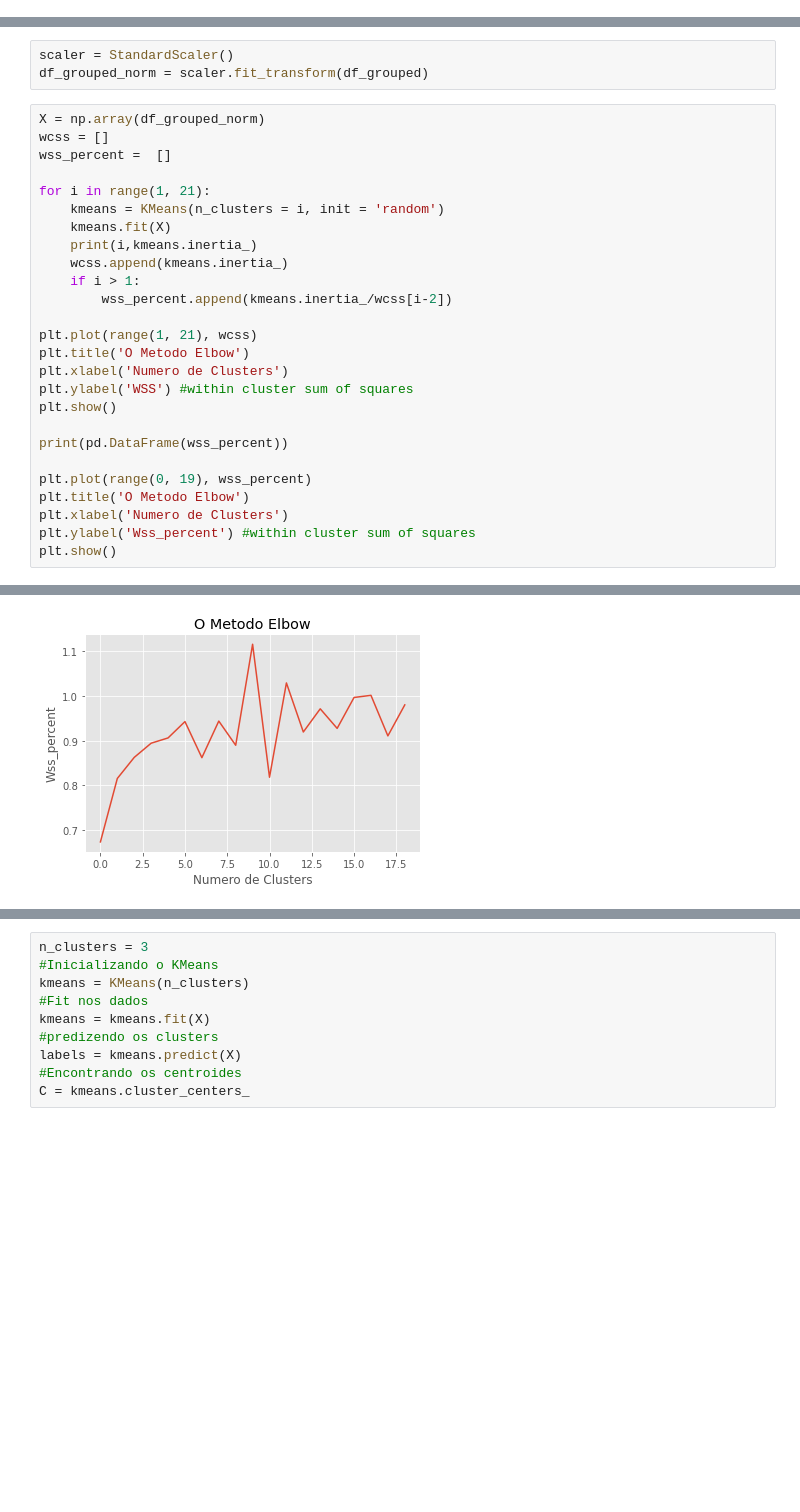
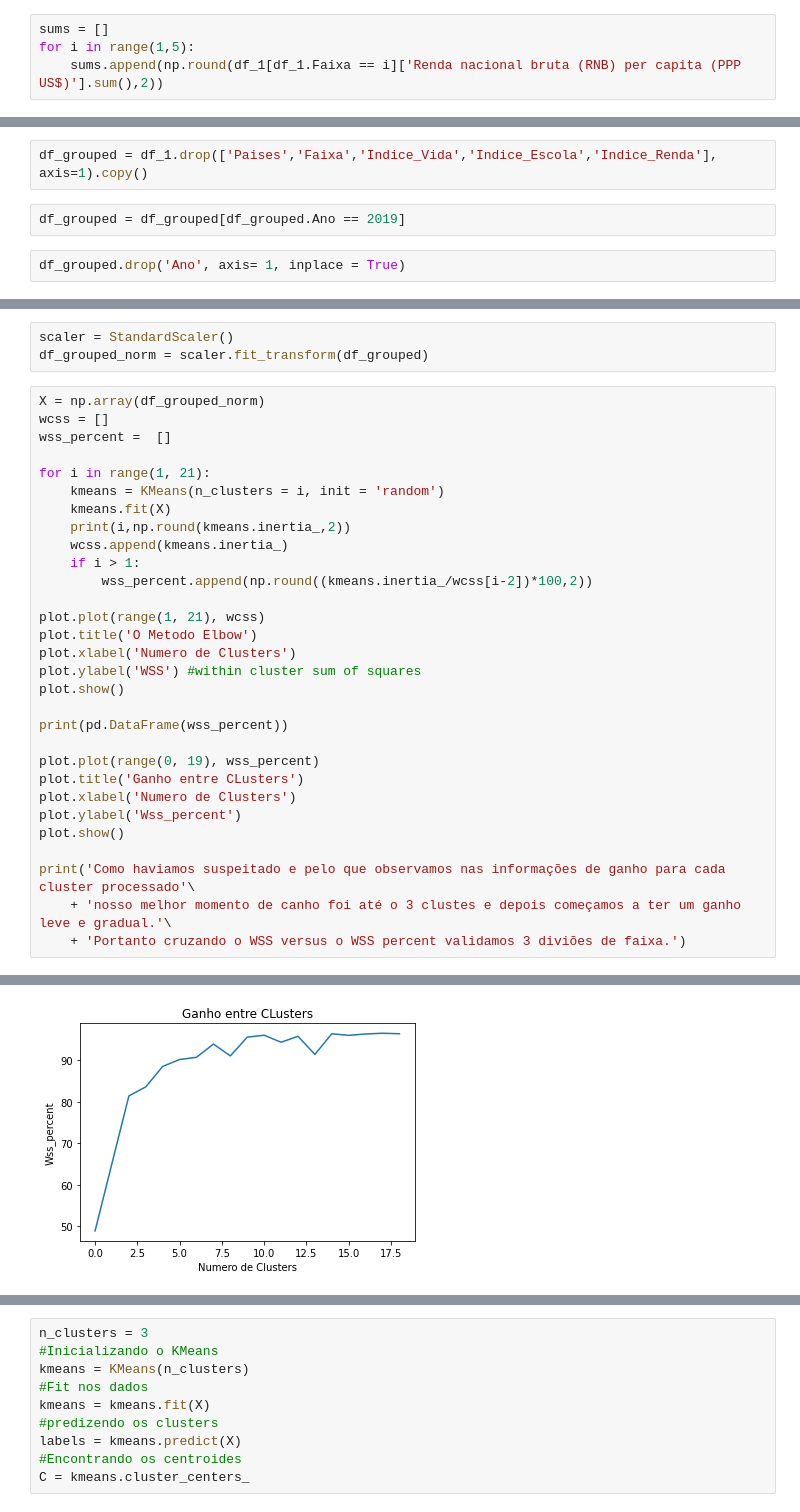
Before and after one commit to andrevandor/ProjetoIntegrador, a Jupyter notebook: Integrador_2020.ipynb, the cells around one changed output, grey strips where cells are left out. Drawn from its saved outputs; the diff is of its cells as text; blank space fills up the shorter version.

```diff
--- a/Integrador_2020.ipynb
+++ b/Integrador_2020.ipynb
@@ -142,0 +194,4 @@ limite = df_2.Ano.unique().max() #quando o loop para.
+# %%
+sums = []
+for i in range(1,5):
+    sums.append(np.round(df_1[df_1.Faixa == i]['Renda nacional bruta (RNB) per capita (PPP US$)'].sum(),2))
@@ -153,0 +236,6 @@ df_grouped = pd.DataFrame(df_grouped.groupby(['Paises'])[lista_colunas].mean())
+# %%
+df_grouped = df_1.drop(['Paises','Faixa','Indice_Vida','Indice_Escola','Indice_Renda'], axis=1).copy()
+# %%
+df_grouped = df_grouped[df_grouped.Ano == 2019]
+# %%
+df_grouped.drop('Ano', axis= 1, inplace = True)
@@ -162,22 +256,26 @@ wss_percent =  []
 for i in range(1, 21):
     kmeans = KMeans(n_clusters = i, init = 'random')
     kmeans.fit(X)
-    print(i,kmeans.inertia_)
+    print(i,np.round(kmeans.inertia_,2))
     wcss.append(kmeans.inertia_)
     if i > 1:
-        wss_percent.append(kmeans.inertia_/wcss[i-2])
+        wss_percent.append(np.round((kmeans.inertia_/wcss[i-2])*100,2))
 
-plt.plot(range(1, 21), wcss)
-plt.title('O Metodo Elbow')
-plt.xlabel('Numero de Clusters')
-plt.ylabel('WSS') #within cluster sum of squares
-plt.show()
+plot.plot(range(1, 21), wcss)
+plot.title('O Metodo Elbow')
+plot.xlabel('Numero de Clusters')
+plot.ylabel('WSS') #within cluster sum of squares
+plot.show()
 
 print(pd.DataFrame(wss_percent))
 
-plt.plot(range(0, 19), wss_percent)
-plt.title('O Metodo Elbow')
-plt.xlabel('Numero de Clusters')
-plt.ylabel('Wss_percent') #within cluster sum of squares
-plt.show()
+plot.plot(range(0, 19), wss_percent)
+plot.title('Ganho entre CLusters')
+plot.xlabel('Numero de Clusters')
+plot.ylabel('Wss_percent')
+plot.show()
+
+print('Como haviamos suspeitado e pelo que observamos nas informações de ganho para cada cluster processado'\
+    + 'nosso melhor momento de canho foi até o 3 clustes e depois começamos a ter um ganho leve e gradual.'\
+    + 'Portanto cruzando o WSS versus o WSS percent validamos 3 diviões de faixa.')
 # %% [output]
@@ -225 +323 @@ plt.show()
-[figure, old version]
+[figure, new version]
```
Also changed, not shown: parts of 59 cells of this notebook.
